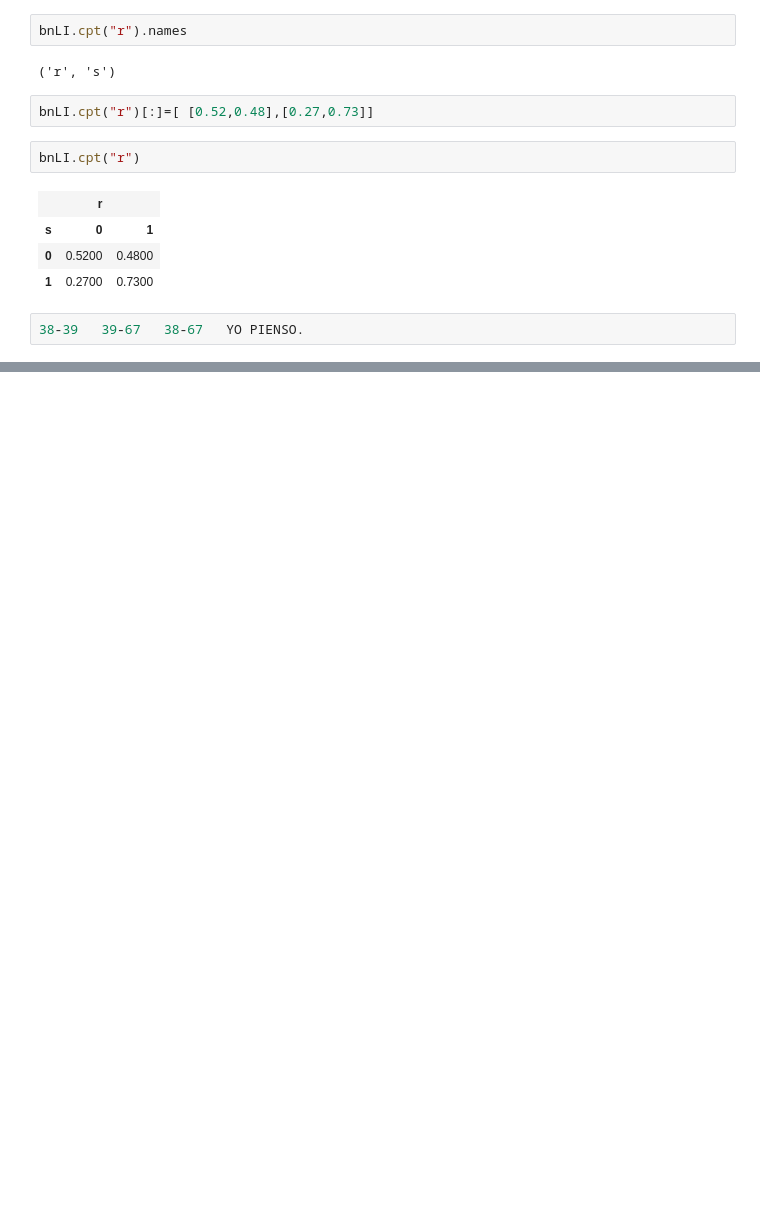
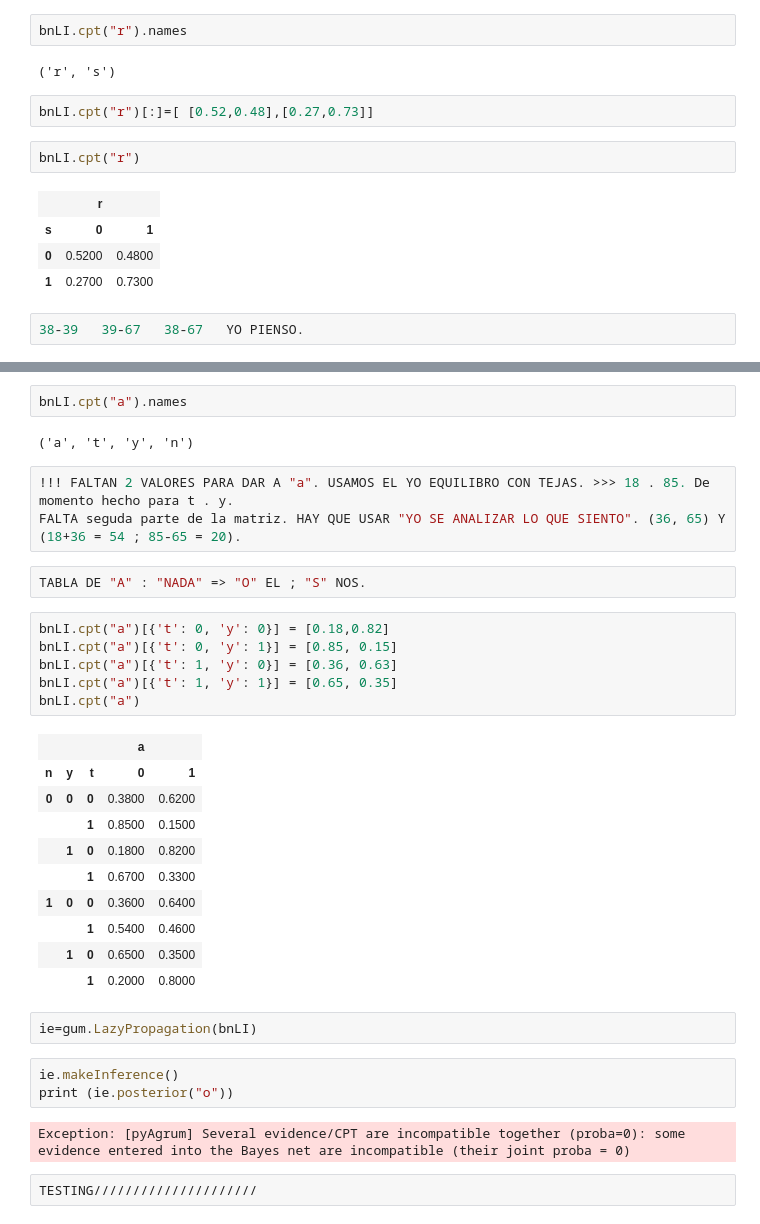
Before and after one commit to miguelangelperezrodriguez/bayesLI, a Jupyter notebook: LI.ipynb, the cells around one changed output, grey strips where cells are left out. Drawn from its saved outputs; the diff is of its cells as text; blank space fills up the shorter version.

```diff
--- a/LI.ipynb
+++ b/LI.ipynb
@@ -168,0 +194,36 @@ bnLI.cpt("r")
+# %%
+bnLI.cpt("a").names
+# %% [output]
+('a', 't', 'y', 'n')
+# %%
+!!! FALTAN 2 VALORES PARA DAR A "a". USAMOS EL YO EQUILIBRO CON TEJAS. >>> 18 . 85. De momento hecho para t . y.
+FALTA seguda parte de la matriz. HAY QUE USAR "YO SE ANALIZAR LO QUE SIENTO". (36, 65) Y
+(18+36 = 54 ; 85-65 = 20).
+# %%
+TABLA DE "A" : "NADA" => "O" EL ; "S" NOS.
+# %%
+bnLI.cpt("a")[{'t': 0, 'y': 0}] = [0.18,0.82]
+bnLI.cpt("a")[{'t': 0, 'y': 1}] = [0.85, 0.15]
+bnLI.cpt("a")[{'t': 1, 'y': 0}] = [0.36, 0.63]
+bnLI.cpt("a")[{'t': 1, 'y': 1}] = [0.65, 0.35]
+bnLI.cpt("a")
+# %% [output]
+|  |  |  | a |  |
+| n | y | t | 0 | 1 |
+| 0 | 0 | 0 | 0.3800 | 0.6200 |
+|  |  | 1 | 0.8500 | 0.1500 |
+|  | 1 | 0 | 0.1800 | 0.8200 |
+|  |  | 1 | 0.6700 | 0.3300 |
+| 1 | 0 | 0 | 0.3600 | 0.6400 |
+|  |  | 1 | 0.5400 | 0.4600 |
+|  | 1 | 0 | 0.6500 | 0.3500 |
+|  |  | 1 | 0.2000 | 0.8000 |
+# %%
+ie=gum.LazyPropagation(bnLI)
+# %%
+ie.makeInference()
+print (ie.posterior("o"))
+# %% [output]
+Exception: [pyAgrum] Several evidence/CPT are incompatible together (proba=0): some evidence entered into the Bayes net are incompatible (their joint proba = 0)
+# %%
+TESTING/////////////////////
```
Also changed, not shown: parts of 10 cells of this notebook, 2 other files.
